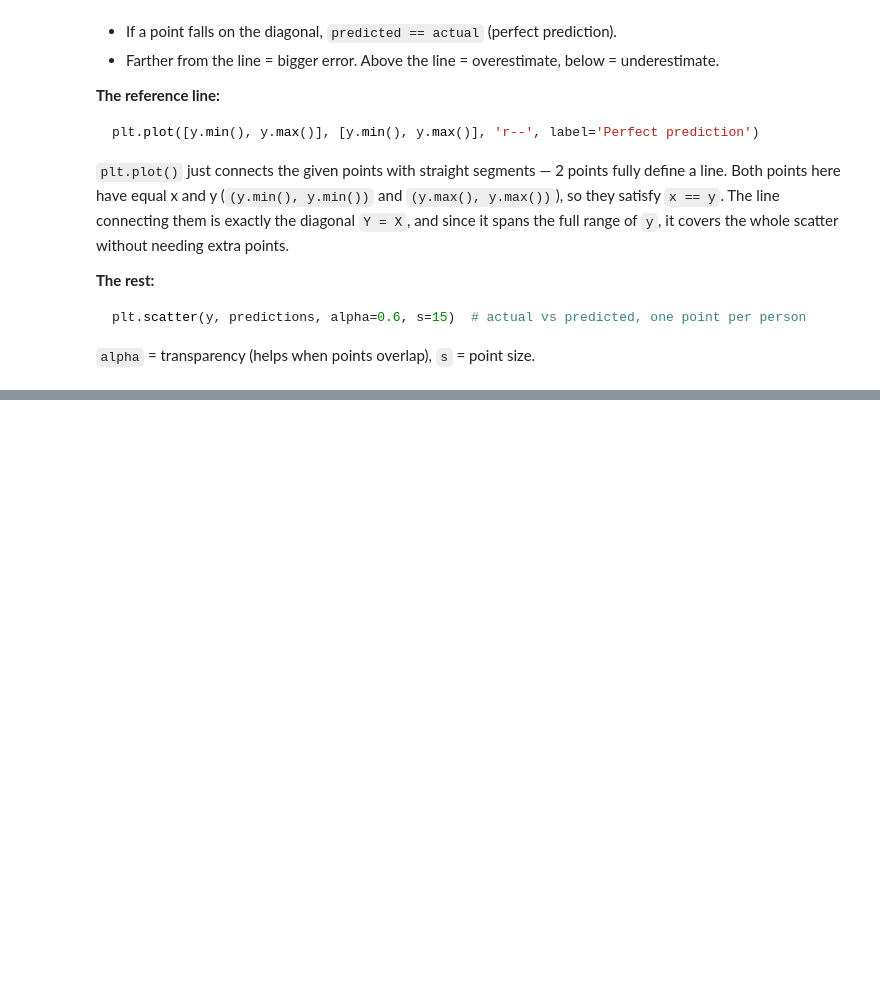
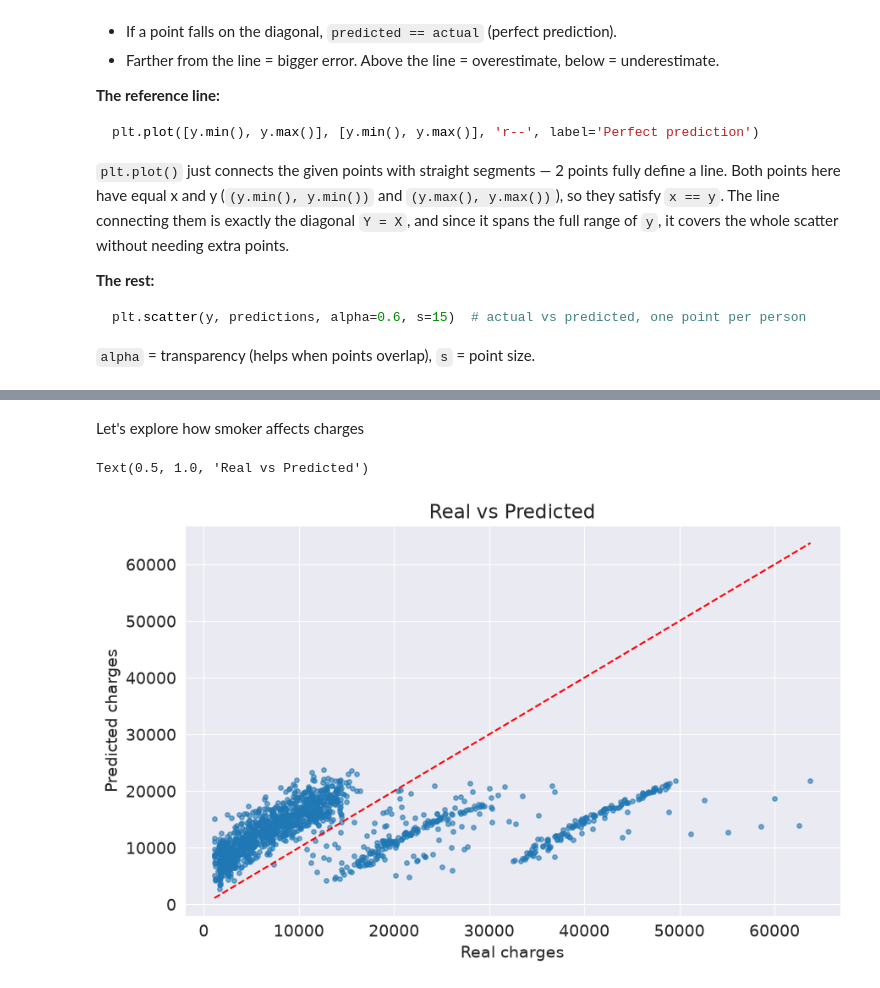
Before and after one commit to ohigginsrodriguez-cloud/Machine-Learning_Course, a Jupyter notebook: Linear-Regression/Medical-Expenses/Model_Multiple_Features.ipynb, the cells around one changed output, grey strips where cells are left out. Drawn from its saved outputs; the diff is of its cells as text; code cells hidden in the pictures; blank space fills up the shorter version.

Commit message:
Full DataFrame exercise with exploratory plot and diagnostic plot

```diff
--- a/Linear-Regression/Medical-Expenses/Model_Multiple_Features.ipynb
+++ b/Linear-Regression/Medical-Expenses/Model_Multiple_Features.ipynb
@@ -159,0 +162,13 @@ plt.scatter(y, predictions, alpha=0.6, s=15)  # actual vs predicted, one point p
+# %%
+# Create inputs and targets
+inputs, targets = medical_df[['age', 'bmi', 'children']], medical_df.charges
+
+# Create and train the model
+model = LinearRegression().fit(inputs, targets)
+
+# Generate predictions
+predictions = model.predict(inputs)
+
+# Compute loss to evaluate the model
+loss = rmse(targets, predictions)
+print('Loss:', loss)
@@ -159,0 +177,2 @@ plt.scatter(y, predictions, alpha=0.6, s=15)  # actual vs predicted, one point p
+# %% [markdown]
+Let's explore how smoker affects charges
@@ -159,0 +181,9 @@ plt.scatter(y, predictions, alpha=0.6, s=15)  # actual vs predicted, one point p
+# %%
+plt.scatter(targets, predictions, s=15, alpha=0.6)
+plt.plot([targets.min(), targets.max()], [targets.min(), targets.max()], 'r--', label='Perfect prediction')
+plt.xlabel('Real charges')
+plt.ylabel('Predicted charges')
+plt.title('Real vs Predicted')
+# %% [output]
+Text(0.5, 1.0, 'Real vs Predicted')
+[figure, added]
```
Also changed, not shown: parts of 3 cells of this notebook.
